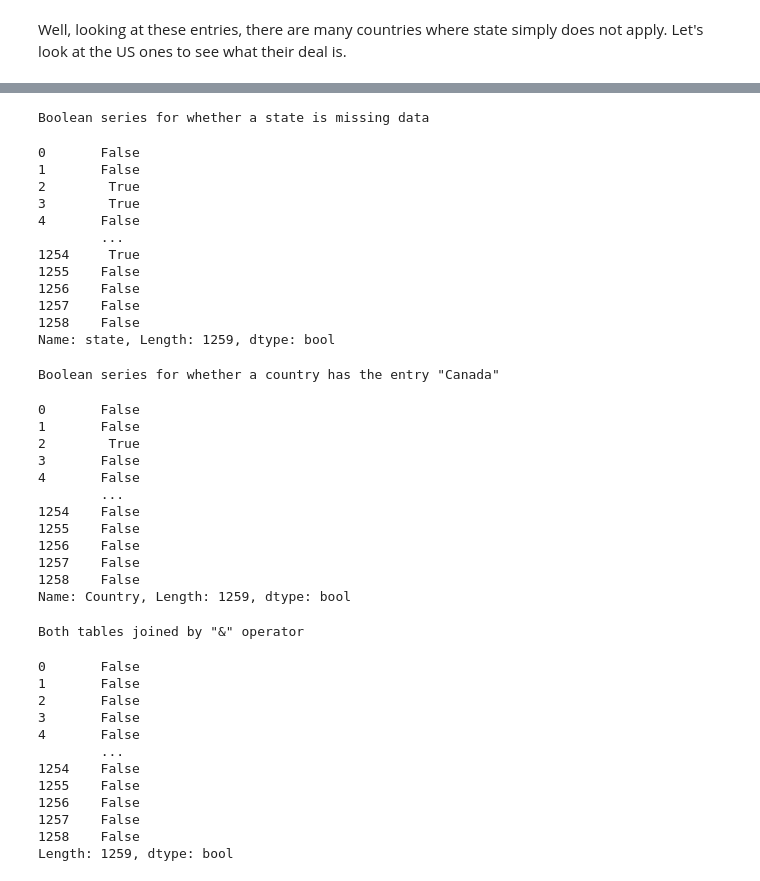
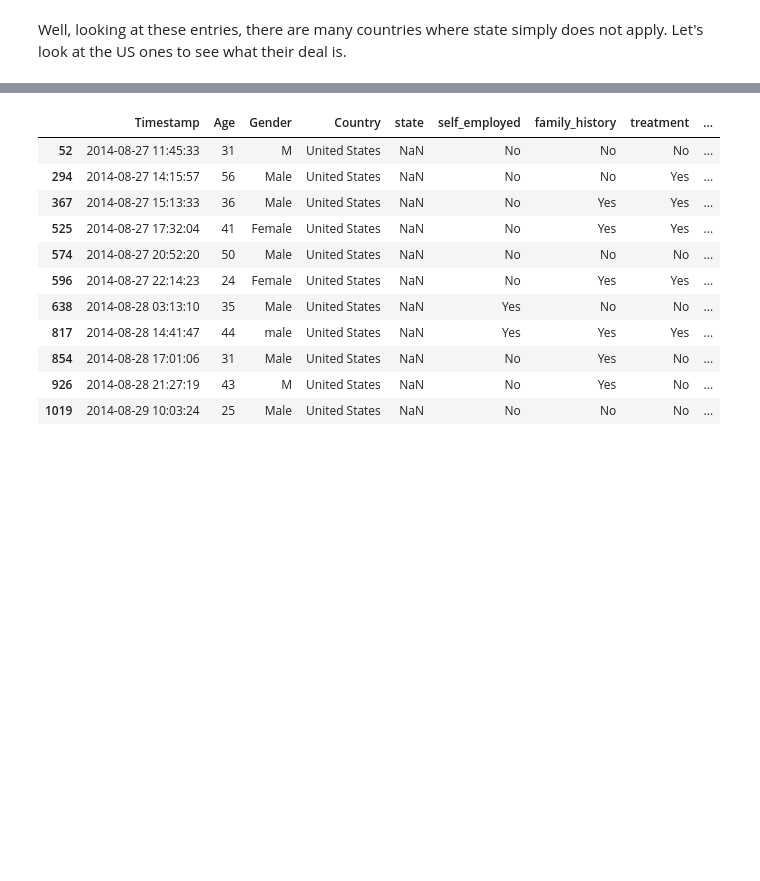
Before and after one commit to evan-freeman/data-science, a Jupyter notebook: Mental Health in Tech.ipynb, the cells around one changed output, grey strips where cells are left out. Cells and saved outputs as stored; diff of their text form; code cells hidden in the pictures; blank space fills up the shorter version.

```diff
--- a/Mental Health in Tech.ipynb
+++ b/Mental Health in Tech.ipynb
@@ -159,51 +144,16 @@ What is going on here?
-# %%
-print('Boolean series for whether a state is missing data')
-display(data['state'].isna())
-print('')
-
-print('Boolean series for whether a country has the entry "Canada"')
-display(data['Country'] == 'Canada')
-print('')
-
-print('Both tables joined by "&" operator')
-display(data['state'].isna() & data['Country'] == 'Canada')
-# %% [output]
-Boolean series for whether a state is missing data
-0       False
-1       False
-2        True
-3        True
-4       False
-        ...
-1254     True
-1255    False
-1256    False
-1257    False
-1258    False
-Name: state, Length: 1259, dtype: bool
-Boolean series for whether a country has the entry "Canada"
-0       False
-1       False
-2        True
-3       False
-4       False
-        ...
-1254    False
-1255    False
-1256    False
-1257    False
-1258    False
-Name: Country, Length: 1259, dtype: bool
-Both tables joined by "&" operator
-0       False
-1       False
-2       False
-3       False
-4       False
-        ...
-1254    False
-1255    False
-1256    False
-1257    False
-1258    False
-Length: 1259, dtype: bool
+# %%
+# For some reason, I had to put some extra parentheses in. Some kind of weird syntax thing.
+display(data[(data['state'].isna()) & (data['Country'] == 'United States')])
+# %% [output]
+|  | Timestamp | Age | Gender | Country | state | self_employed | family_history | treatment | ... |
+| 52 | 2014-08-27 11:45:33 | 31 | M | United States | NaN | No | No | No | ... |
+| 294 | 2014-08-27 14:15:57 | 56 | Male | United States | NaN | No | No | Yes | ... |
+| 367 | 2014-08-27 15:13:33 | 36 | Male | United States | NaN | No | Yes | Yes | ... |
+| 525 | 2014-08-27 17:32:04 | 41 | Female | United States | NaN | No | Yes | Yes | ... |
+| 574 | 2014-08-27 20:52:20 | 50 | Male | United States | NaN | No | No | No | ... |
+| 596 | 2014-08-27 22:14:23 | 24 | Female | United States | NaN | No | Yes | Yes | ... |
+| 638 | 2014-08-28 03:13:10 | 35 | Male | United States | NaN | Yes | No | No | ... |
+| 817 | 2014-08-28 14:41:47 | 44 | male | United States | NaN | Yes | Yes | Yes | ... |
+| 854 | 2014-08-28 17:01:06 | 31 | Male | United States | NaN | No | Yes | No | ... |
+| 926 | 2014-08-28 21:27:19 | 43 | M | United States | NaN | No | Yes | No | ... |
+| 1019 | 2014-08-29 10:03:24 | 25 | Male | United States | NaN | No | No | No | ... |
```
Also changed, not shown: parts of 3 cells of this notebook.
